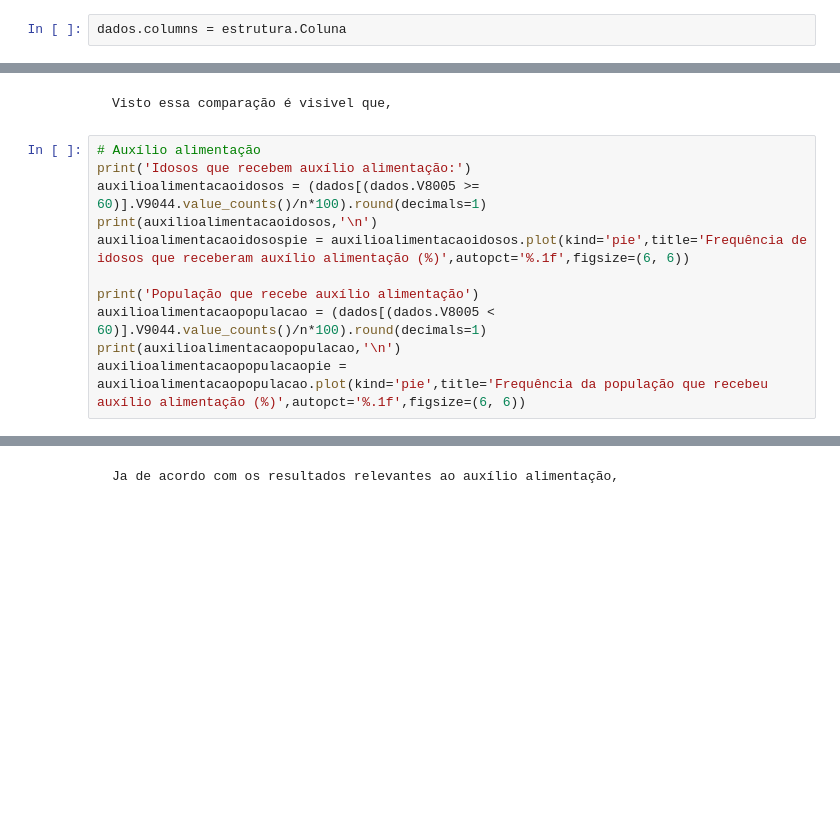
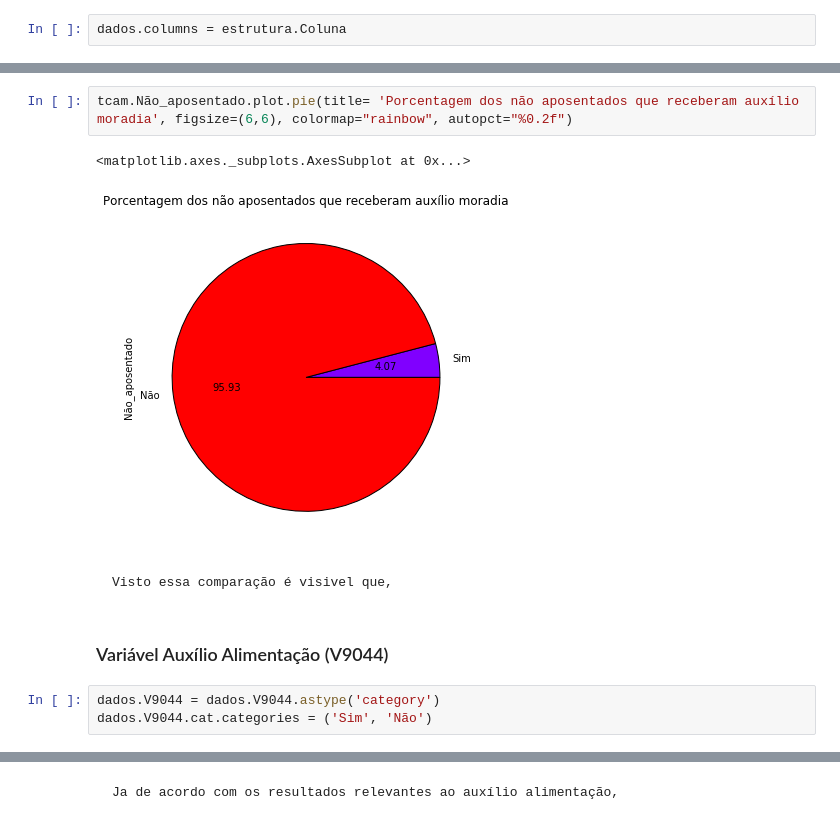
Before and after one commit to carletti/CD, a Jupyter notebook: Projeto1/Projeto1_final.ipynb, the cells around one changed output, grey strips where cells are left out. Drawn from its saved outputs; the diff is of its cells as text; blank space fills up the shorter version.

```diff
--- a/Projeto1/Projeto1_final.ipynb
+++ b/Projeto1/Projeto1_final.ipynb
@@ -83,13 +112,12 @@ auxiliomoradiapopulacaopie = auxiliomoradiapopulacao.plot(kind='pie',title='Freq
+# %%
+tcam.Não_aposentado.plot.pie(title= 'Porcentagem dos não aposentados que receberam auxílio moradia', figsize=(6,6), colormap="rainbow", autopct="%0.2f")
+# %% [output]
+<matplotlib.axes._subplots.AxesSubplot at 0x...>
+[figure, added]
 # %% [markdown]
     Visto essa comparação é visivel que,
-# %%
-# Auxílio alimentação
-print('Idosos que recebem auxílio alimentação:')
-auxilioalimentacaoidosos = (dados[(dados.V8005 >= 60)].V9044.value_counts()/n*100).round(decimals=1)
-print(auxilioalimentacaoidosos,'\n')
-auxilioalimentacaoidosospie = auxilioalimentacaoidosos.plot(kind='pie',title='Frequência de idosos que receberam auxílio alimentação (%)',autopct='%.1f',figsize=(6, 6))
-
-print('População que recebe auxílio alimentação')
-auxilioalimentacaopopulacao = (dados[(dados.V8005 < 60)].V9044.value_counts()/n*100).round(decimals=1)
-print(auxilioalimentacaopopulacao,'\n')
-auxilioalimentacaopopulacaopie = auxilioalimentacaopopulacao.plot(kind='pie',title='Frequência da população que recebeu auxílio alimentação (%)',autopct='%.1f',figsize=(6, 6))
+# %% [markdown]
+### Variável Auxílio Alimentação (V9044)
+# %%
+dados.V9044 = dados.V9044.astype('category')
+dados.V9044.cat.categories = ('Sim', 'Não')
```
Also changed, not shown: parts of 41 cells of this notebook, 1 other file.
